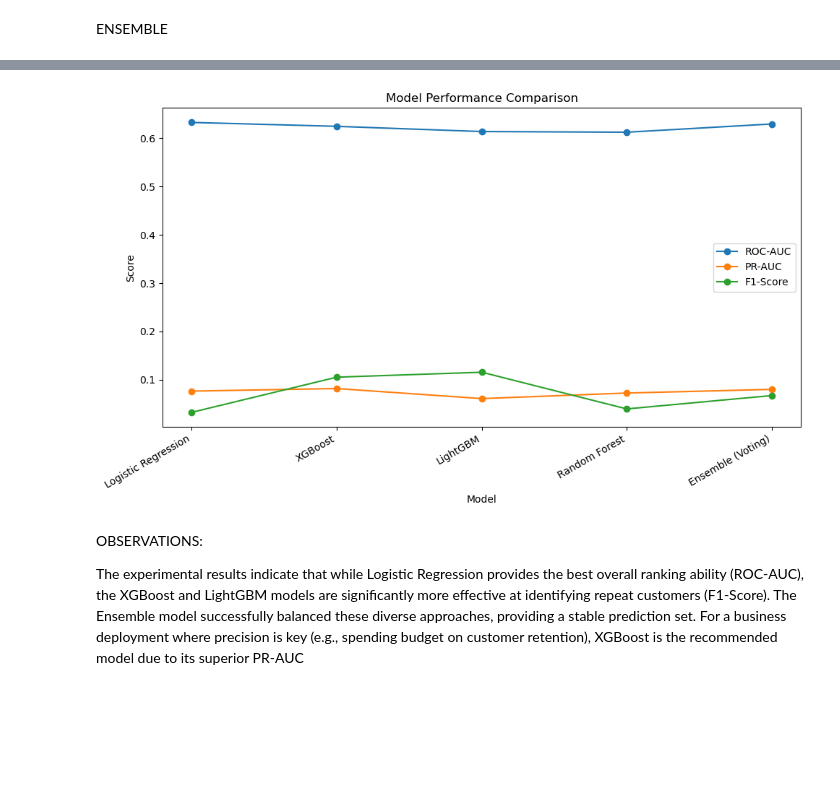
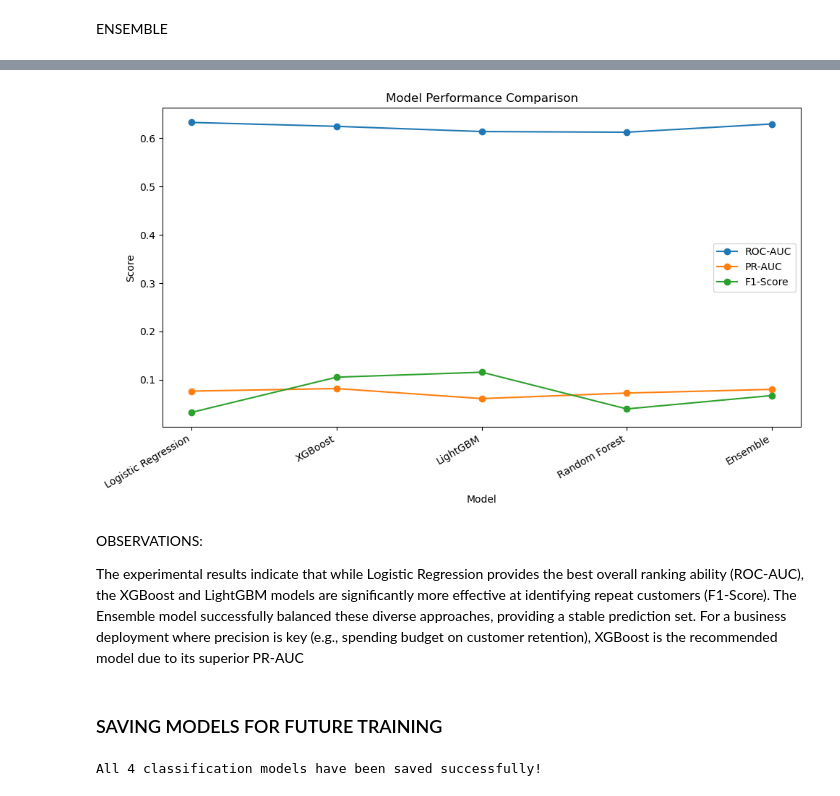
Before and after one commit to AbhaySinghR/Scowtt_Take_Home, a Jupyter notebook: ML Model/Customer Conversion.ipynb, the cells around one changed output, grey strips where cells are left out. Drawn from its saved outputs; the diff is of its cells as text; code cells hidden in the pictures; blank space fills up the shorter version.

```diff
--- a/ML Model/Customer Conversion.ipynb
+++ b/ML Model/Customer Conversion.ipynb
@@ -752,39 +910,50 @@ In our Top 100 predicted prospects, the actual repeater rate is: 18.0%
 # %%
 import pandas as pd
 import matplotlib.pyplot as plt
 
-# Create dataframe
+# Create DataFrame
 df = pd.DataFrame({
     "Model": [
         "Logistic Regression",
         "XGBoost",
         "LightGBM",
         "Random Forest",
-        "Ensemble (Voting)"
+        "Ensemble"
     ],
     "ROC-AUC": [0.6328, 0.6247, 0.6139, 0.6125, 0.6296],
-    "PR-AUC": [0.0765, 0.0818, 0.0610, 0.0725, 0.0801],
-    "F1-Score": [0.0325, 0.1053, 0.1156, 0.0396, 0.0673]
+    "PR-AUC":  [0.0765, 0.0818, 0.0610, 0.0725, 0.0801],
+    "F1-Score":[0.0325, 0.1053, 0.1156, 0.0396, 0.0673]
 })
 
-# Line chart
+# Plot
 plt.figure(figsize=(10, 6))
-
 plt.plot(df["Model"], df["ROC-AUC"], marker="o", label="ROC-AUC")
 plt.plot(df["Model"], df["PR-AUC"], marker="o", label="PR-AUC")
 plt.plot(df["Model"], df["F1-Score"], marker="o", label="F1-Score")
 
 plt.title("Model Performance Comparison")
 plt.xlabel("Model")
 plt.ylabel("Score")
 plt.xticks(rotation=30, ha="right")
 plt.legend()
 plt.tight_layout()
-
 plt.show()
 # %% [output]
-[figure, old version]
+[figure, new version]
 # %% [markdown]
 OBSERVATIONS:
 
 The experimental results indicate that while Logistic Regression provides the best overall ranking ability (ROC-AUC), the XGBoost and LightGBM models are significantly more effective at identifying repeat customers (F1-Score). The Ensemble model successfully balanced these diverse approaches, providing a stable prediction set. For a business deployment where precision is key (e.g., spending budget on customer retention), XGBoost is the recommended model due to its superior PR-AUC
+# %% [markdown]
+### SAVING MODELS FOR FUTURE TRAINING ###
+# %%
+
+joblib.dump(xgb_pipe_final, 'clf_model_xgboost_optimized.pkl')
+
+joblib.dump(rf_pipe, 'clf_model_random_forest.pkl')
+
+joblib.dump(lr_final_pipe, 'clf_model_logistic_regression.pkl')
+
+joblib.dump(ensemble_model, 'clf_model_ensemble_voter.pkl')
+# %% [output]
+All 4 classification models have been saved successfully!
```
Also changed, not shown: parts of 35 cells of this notebook, 1 other file.
